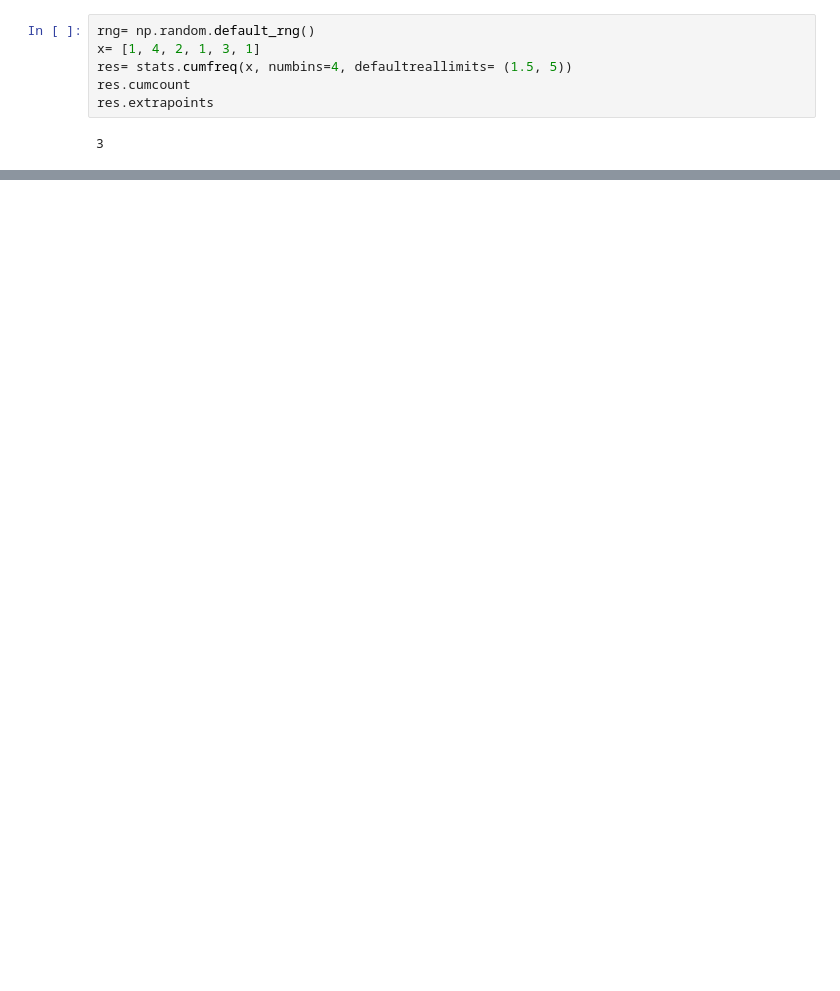
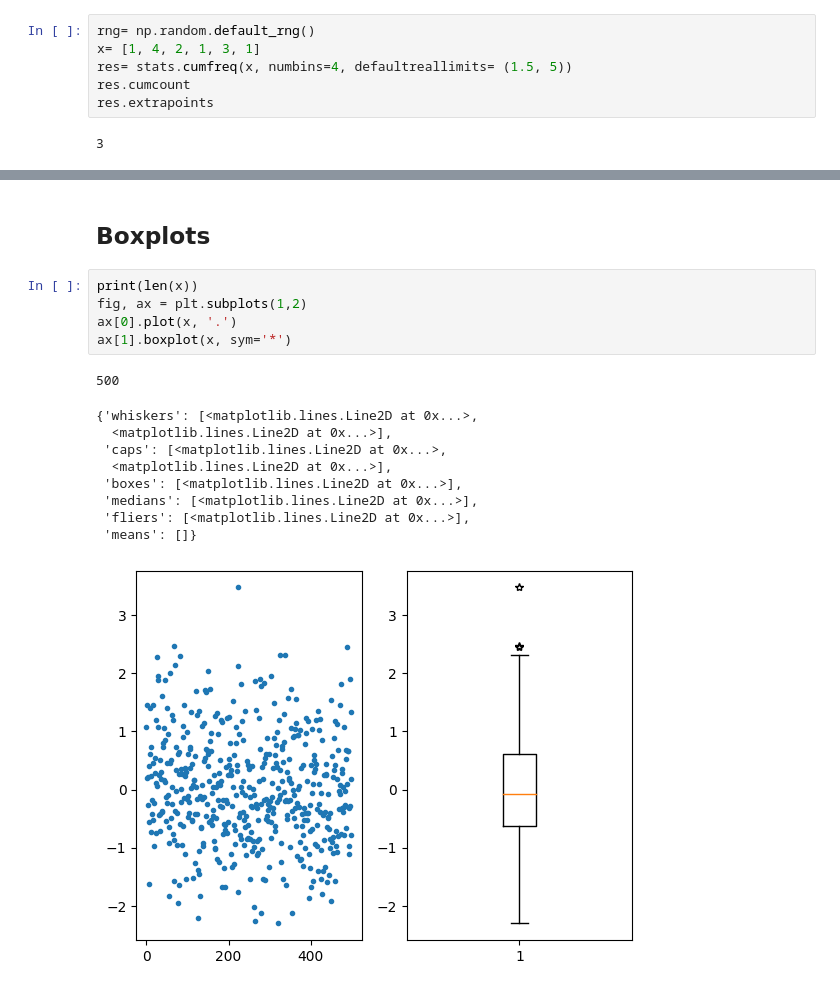
Before and after one commit to wbfrench1/Intro_to_Stats_w_Python, a Jupyter notebook: src/plots.ipynb, the cells around one changed output, grey strips where cells are left out. Saved outputs shown, nothing was run; the diff lists cells and outputs as text; blank space fills up the shorter version.

```diff
--- a/src/plots.ipynb
+++ b/src/plots.ipynb
@@ -137,0 +156,18 @@ CumfreqResult(cumcount=array([1., 2., 3., 3.]), lowerlimit=1.5, binsize=0.875, e
+# %% [markdown]
+## Boxplots
+# %%
+print(len(x))
+fig, ax = plt.subplots(1,2)
+ax[0].plot(x, '.')
+ax[1].boxplot(x, sym='*')
+# %% [output]
+500
+{'whiskers': [<matplotlib.lines.Line2D at 0x...>,
+  <matplotlib.lines.Line2D at 0x...>],
+ 'caps': [<matplotlib.lines.Line2D at 0x...>,
+  <matplotlib.lines.Line2D at 0x...>],
+ 'boxes': [<matplotlib.lines.Line2D at 0x...>],
+ 'medians': [<matplotlib.lines.Line2D at 0x...>],
+ 'fliers': [<matplotlib.lines.Line2D at 0x...>],
+ 'means': []}
+[figure, added]
```
Also changed, not shown: parts of 16 cells of this notebook.
